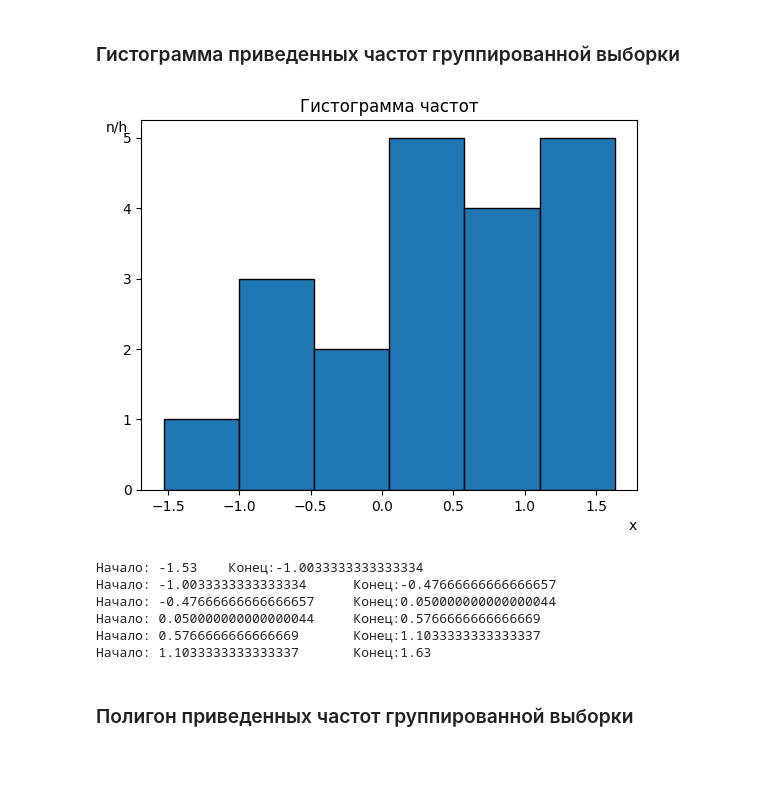
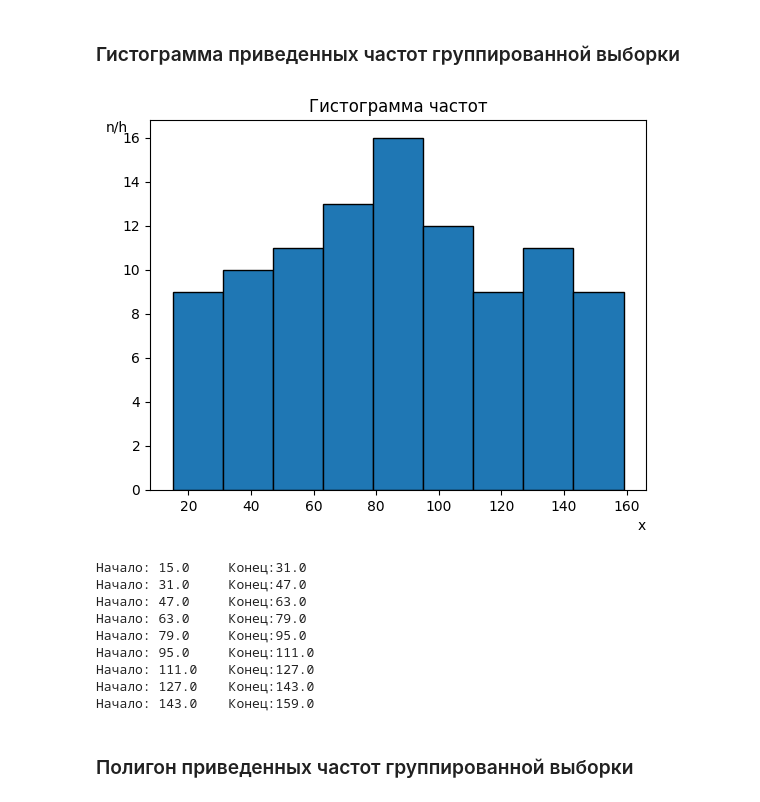
Before and after one commit to Romariok/Probability-theory, a Jupyter notebook: 5prak/task.ipynb, the cells around one changed output. Drawn from its saved outputs; the diff is of its cells as text; code cells hidden in the pictures; blank space fills up the shorter version.

```diff
--- a/5prak/task.ipynb
+++ b/5prak/task.ipynb
@@ -21,3 +18,15 @@ data = np.array([0.41, 1.63, -1.53, -0.20, 0.85, 0.09, 1.54, 0.25, 1.24, -0.26,
+# %%
+data = np.array([
+32, 105, 48, 80, 144, 128, 64, 112, 18, 81,
+ 66, 129, 113, 17, 94, 78, 90, 51, 104, 34,
+110, 149, 36, 103, 82, 53, 93, 130, 68, 150,
+114, 84, 55, 131, 70, 38, 102, 77, 16, 135,
+41, 19, 142, 61, 85, 159, 115, 57, 72, 101,
+56, 100, 86, 146, 73, 40, 141, 25, 87, 126,
+151, 71, 94, 15, 125, 76, 54, 99, 39, 140,
+17, 124, 52, 98, 139, 37, 147, 88, 69, 109,
+35, 158, 67, 30, 93, 123, 50, 138, 21, 97,
+96, 121, 49, 137, 89, 145, 91, 65, 92, 33])
 # %% [markdown]
 <h1>Вариационный ряд</h1>
 # %%
@@ -145,24 +158,27 @@ F(x) = 1.0:     1.63 <= x
 # %% [markdown]
 <h3>Гистограмма приведенных частот группированной выборки</h3>
 # %%
-num_bins = 6
-hist, bins = np.histogram(data, bins=bins_num)
+num_bins = 9
+hist, bins = np.histogram(data, bins=num_bins)
 plt.hist(variation_series, bins=num_bins, edgecolor='black')
 plt.title('Гистограмма частот')
 plt.xlabel('x', ha='right', x=1.0)
 plt.ylabel('n/h', va='top', y=1.0)
 plt.gca().yaxis.get_label().set_rotation(0)
 plt.show()
 for i in range(len(bins)-1):
    print(f"Начало: {bins[i]}\t Конец:{bins[i+1]}")
 # %% [output]
-[figure, old version]
+[figure, new version]
-Начало: -1.53    Конец:-1.0033333333333334
-Начало: -1.0033333333333334      Конец:-0.47666666666666657
-Начало: -0.47666666666666657     Конец:0.050000000000000044
-Начало: 0.050000000000000044     Конец:0.5766666666666669
-Начало: 0.5766666666666669       Конец:1.1033333333333337
-Начало: 1.1033333333333337       Конец:1.63
+Начало: 15.0     Конец:31.0
+Начало: 31.0     Конец:47.0
+Начало: 47.0     Конец:63.0
+Начало: 63.0     Конец:79.0
+Начало: 79.0     Конец:95.0
+Начало: 95.0     Конец:111.0
+Начало: 111.0    Конец:127.0
+Начало: 127.0    Конец:143.0
+Начало: 143.0    Конец:159.0
 # %% [markdown]
 <h3>Полигон приведенных частот группированной выборки</h3>
 # %%
```
Also changed, not shown: parts of 8 cells of this notebook, 1 other file.
